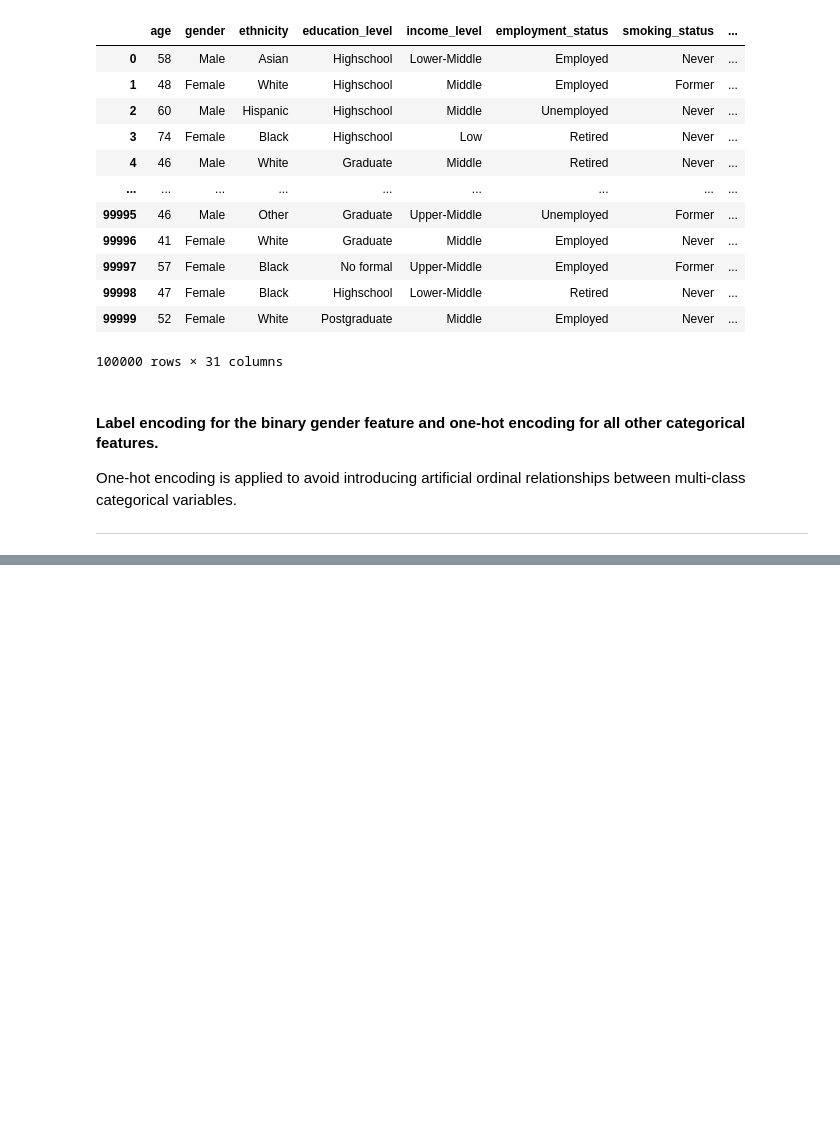
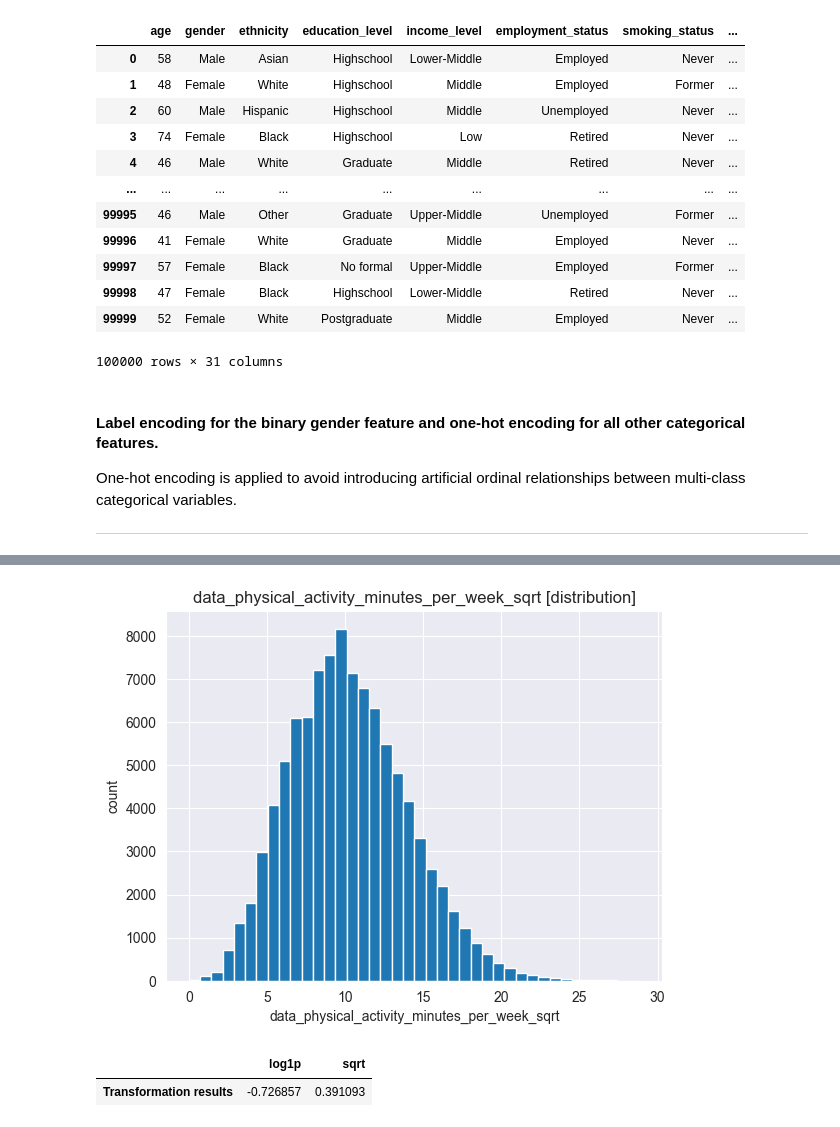
Before and after one commit to plamensve/diabets_health_indicators, a Jupyter notebook: notebooks/03_preprocessing.ipynb, the cells around one changed output, grey strips where cells are left out. Drawn from its saved outputs; the diff is of its cells as text; code cells hidden in the pictures; blank space fills up the shorter version.

```diff
--- a/notebooks/03_preprocessing.ipynb
+++ b/notebooks/03_preprocessing.ipynb
@@ -60,0 +189,9 @@ data
+# %%
+data_physical_activity_minutes_per_week_sqrt = np.sqrt(data_physical_activity_minutes_per_week)
+plt.hist(data_physical_activity_minutes_per_week_sqrt, bins=40)
+plt.title('data_physical_activity_minutes_per_week_sqrt [distribution]')
+plt.xlabel('data_physical_activity_minutes_per_week_sqrt')
+plt.ylabel('count')
+plt.show()
+# %% [output]
+[figure, added]
@@ -60,0 +201,9 @@ data
+# %%
+transformation_results = pd.DataFrame({
+    'log1p': [result_1],
+    'sqrt': [result_2]
+}, index=['Transformation results'])
+transformation_results
+# %% [output]
+|  | log1p | sqrt |
+| Transformation results | -0.726857 | 0.391093 |
```
Also changed, not shown: parts of 20 cells of this notebook, 1 other file.
